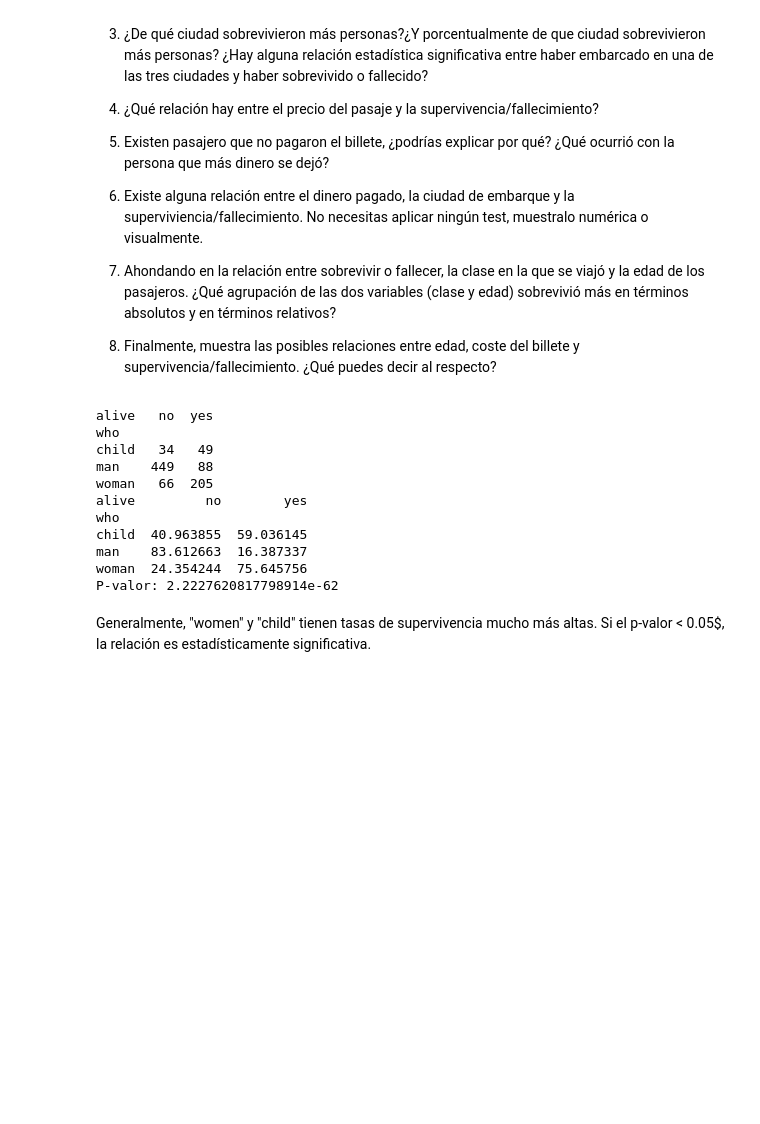
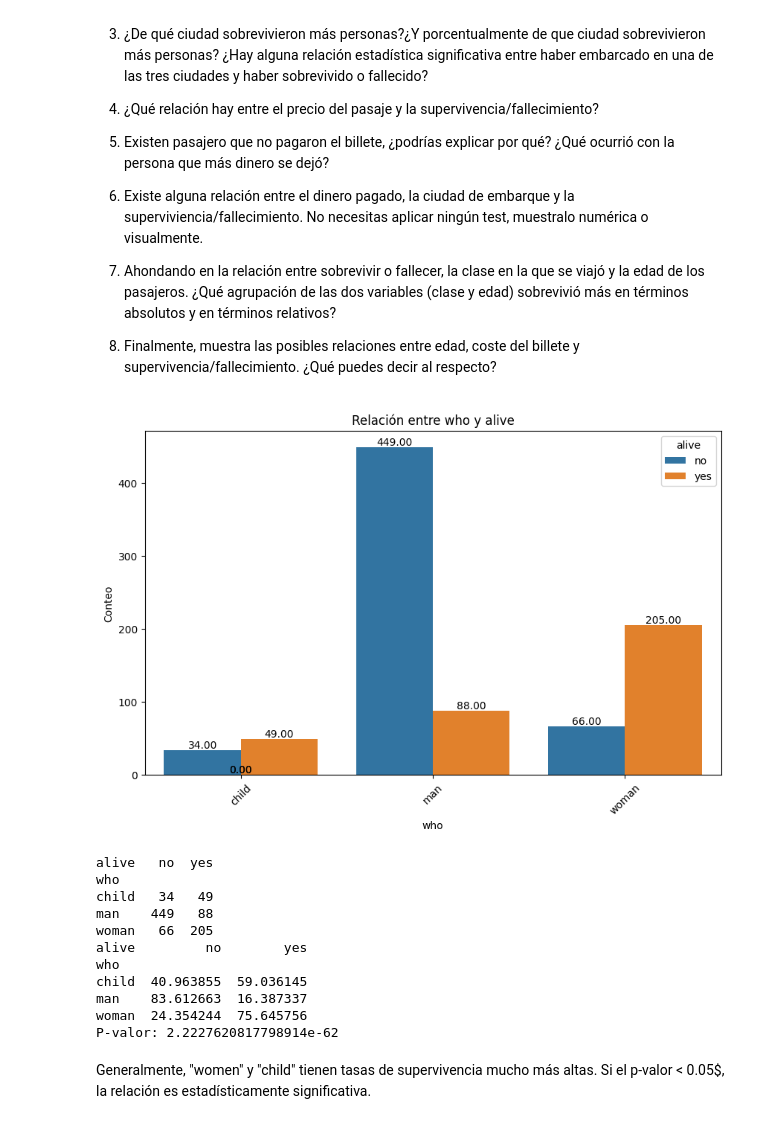
Before and after one commit to csanchosahun/DS-Online-Carlos-Sancho, a Jupyter notebook: 03_Data_Analysis/Sprint_07/Unidad_02_Estadistica_Descriptiva_Multivariante/03_Practica_Obligatoria/18_Practica_Obligatoria_Multivariante.ipynb, the cells around one changed output. Cells and saved outputs as stored; diff of their text form; code cells hidden in the pictures; blank space fills up the shorter version.

```diff
--- a/03_Data_Analysis/Sprint_07/Unidad_02_Estadistica_Descriptiva_Multivariante/03_Practica_Obligatoria/18_Practica_Obligatoria_Multivariante.ipynb
+++ b/03_Data_Analysis/Sprint_07/Unidad_02_Estadistica_Descriptiva_Multivariante/03_Practica_Obligatoria/18_Practica_Obligatoria_Multivariante.ipynb
@@ -118,19 +118,22 @@ Realiza los análisis bivariantes o multivariantes que necesites, así como los
 # %%
 # Pregunta 1. En términos absolutos, ¿sobrevivieron más hombres, mujeres o niños? ¿Y en términos relativos? ¿Existe alguna relación
 # estadísticamente significativa entre el sexo y la supervivencia en el Titanic?¿Y entre ser adulto o ser niño?
 from scipy.stats import chi2_contingency
+
+plot_categorical_relationship_fin(df_titanic, 'who', 'alive', relative_freq= False, show_values=True)
 
 # Absolutos y Relativos
 tabla_who = pd.crosstab(df_titanic['who'], df_titanic['alive'])
 tabla_who_rel = pd.crosstab(df_titanic['who'], df_titanic['alive'], normalize='index') * 100
 
 print(tabla_who)
 print(tabla_who_rel)
 
 # Test de Hipótesis (Chi-cuadrado)
 chi2, p, dof, ex = chi2_contingency(tabla_who)
 print(f"P-valor: {p}")
 # %% [output]
+[figure, added]
 alive   no  yes
 who
 child   34   49
```
Also changed, not shown: parts of 1 cell of this notebook, 1 other file.
